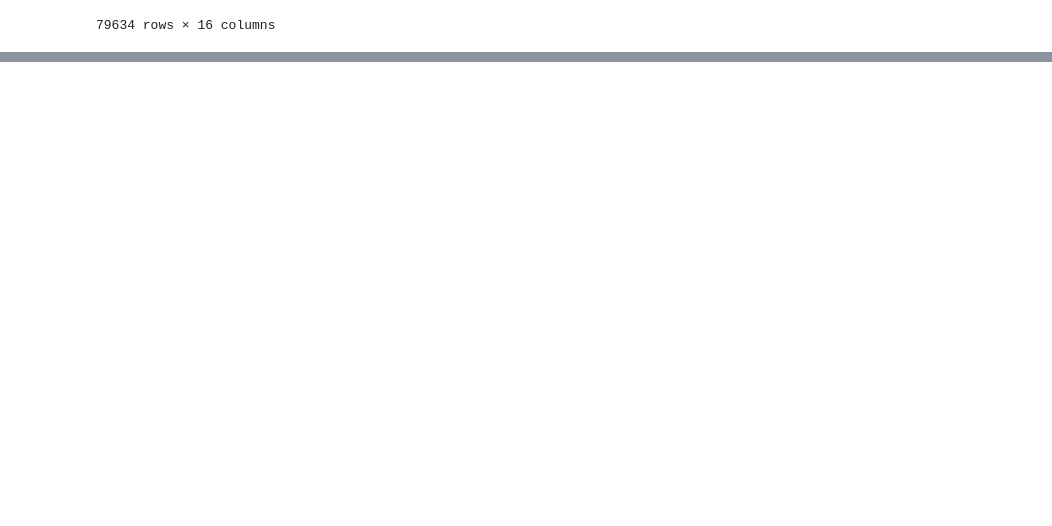
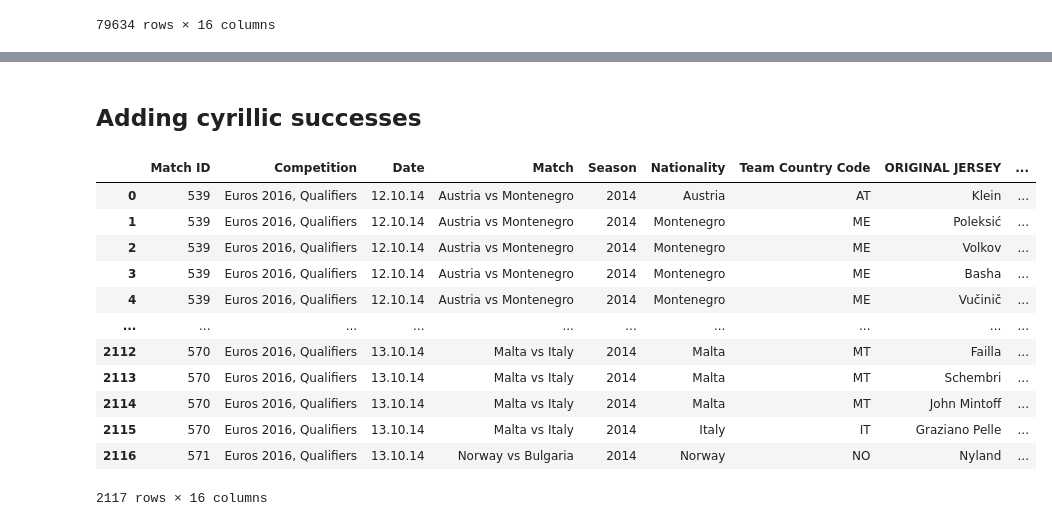
Before and after one commit to finnlsmith/footy_project_market_value_rankings, a Jupyter notebook: create_dataset_1/add_dfs_to_large_df.ipynb, the cells around one changed output, grey strips where cells are left out. Drawn from its saved outputs; the diff is of its cells as text; code cells hidden in the pictures; blank space fills up the shorter version.

```diff
--- a/create_dataset_1/add_dfs_to_large_df.ipynb
+++ b/create_dataset_1/add_dfs_to_large_df.ipynb
@@ -382,0 +377,30 @@ lookup_required_matches
+# %% [markdown]
+## Adding cyrillic successes
+# %%
+combined_DF_NEW = load_csv_dataset('combined_df_merged_APRIL_23.csv')
+cyrillic_found = load_csv_dataset('Group 1 and 2 (for T) - Find their $ Info/Terrell Lookup Cases - cyrillic_dudes_found_success.csv')
+cyrillic_found = cyrillic_found.drop(columns={'Unnamed: 0.1', 'Unnamed: 0', 'ORIGINAL JERSEY', 'DF index'})
+
+cyrillic_found.rename(columns={'Country Code': 'Team Country Code', 'English Name': 'ORIGINAL JERSEY', 'Match(es) Found': 'Name(s) Found'}, inplace=True)
+
+cyrillic_found['Impute Required?'] = False
+cyrillic_found['Status'] = 'SUCCESS'
+
+cyrillic_found['Name'] = cyrillic_found['Name(s) Found']
+
+cyrillic_found['Match Case'] = 'Single'
+cyrillic_found
+# %% [output]
+|  | Match ID | Competition | Date | Match | Season | Nationality | Team Country Code | ORIGINAL JERSEY | ... |
+| 0 | 539 | Euros 2016, Qualifiers | 12.10.14 | Austria vs Montenegro | 2014 | Austria | AT | Klein | ... |
+| 1 | 539 | Euros 2016, Qualifiers | 12.10.14 | Austria vs Montenegro | 2014 | Montenegro | ME | Poleksić | ... |
+| 2 | 539 | Euros 2016, Qualifiers | 12.10.14 | Austria vs Montenegro | 2014 | Montenegro | ME | Volkov | ... |
+| 3 | 539 | Euros 2016, Qualifiers | 12.10.14 | Austria vs Montenegro | 2014 | Montenegro | ME | Basha | ... |
+| 4 | 539 | Euros 2016, Qualifiers | 12.10.14 | Austria vs Montenegro | 2014 | Montenegro | ME | Vučinič | ... |
+| ... | ... | ... | ... | ... | ... | ... | ... | ... | ... |
+| 2112 | 570 | Euros 2016, Qualifiers | 13.10.14 | Malta vs Italy | 2014 | Malta | MT | Failla | ... |
+| 2113 | 570 | Euros 2016, Qualifiers | 13.10.14 | Malta vs Italy | 2014 | Malta | MT | Schembri | ... |
+| 2114 | 570 | Euros 2016, Qualifiers | 13.10.14 | Malta vs Italy | 2014 | Malta | MT | John Mintoff | ... |
+| 2115 | 570 | Euros 2016, Qualifiers | 13.10.14 | Malta vs Italy | 2014 | Italy | IT | Graziano Pelle | ... |
+| 2116 | 571 | Euros 2016, Qualifiers | 13.10.14 | Norway vs Bulgaria | 2014 | Norway | NO | Nyland | ... |
+2117 rows × 16 columns
```
Also changed, not shown: parts of 5 cells of this notebook, 7 other files.
